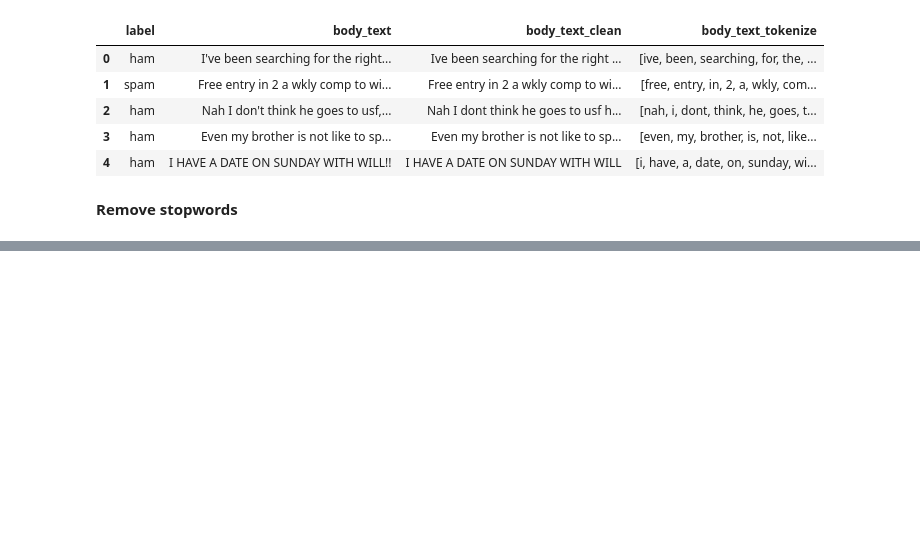
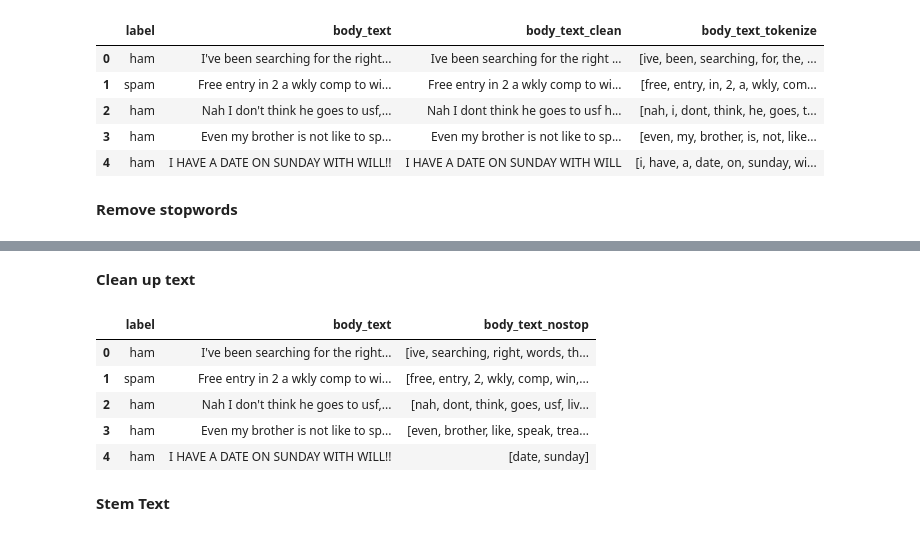
Before and after one commit to valin242/linkedIn_learning, a Jupyter notebook: nlp_w_python_for_ML_essential_training/nlp_esssentials.ipynb, the cells around one changed output, grey strips where cells are left out. Saved outputs shown, nothing was run; the diff lists cells and outputs as text; code cells hidden in the pictures; blank space fills up the shorter version.

```diff
--- a/nlp_w_python_for_ML_essential_training/nlp_esssentials.ipynb
+++ b/nlp_w_python_for_ML_essential_training/nlp_esssentials.ipynb
@@ -386,0 +447,10 @@ stopword = nltk.corpus.stopwords.words('english')
+# %%
+# same code used for uploading the .tsv file
+pd.set_option('display.max_colwidth', 100) # how many characters we can see in a pandas df when we print it out; default is 50
+
+stopwords = nltk.corpus.stopwords.words('english')
+
+data = pd.read_csv("SMSSpamCollection.tsv", sep='\t', header=None)
+data.columns =['label', 'body_text']
+
+data.head()
@@ -386,0 +464,20 @@ stopword = nltk.corpus.stopwords.words('english')
+# %% [markdown]
+**Clean up text**
+# %%
+def clean_text(text):
+    text = "".join([word for word in text if word not in string.punctuation])
+    tokens = re.split('\W+', text)
+    text = [word for word in tokens if word not in stopwords]
+    return text
+
+data['body_text_nostop'] = data['body_text'].apply(lambda x: clean_text(x.lower()))
+data.head()
+# %% [output]
+|  | label | body_text | body_text_nostop |
+| 0 | ham | I've been searching for the right... | [ive, searching, right, words, th... |
+| 1 | spam | Free entry in 2 a wkly comp to wi... | [free, entry, 2, wkly, comp, win,... |
+| 2 | ham | Nah I don't think he goes to usf,... | [nah, dont, think, goes, usf, liv... |
+| 3 | ham | Even my brother is not like to sp... | [even, brother, like, speak, trea... |
+| 4 | ham | I HAVE A DATE ON SUNDAY WITH WILL!! | [date, sunday] |
+# %% [markdown]
+**Stem Text**
```
Also changed, not shown: parts of 8 cells of this notebook.
